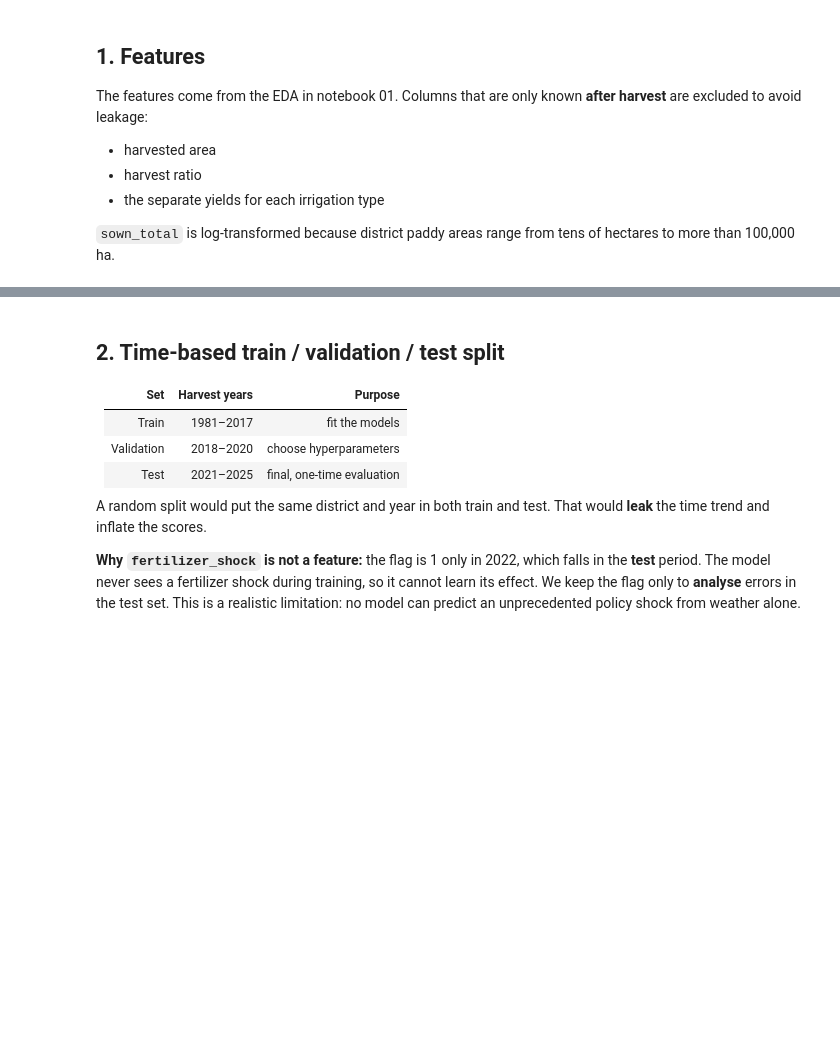
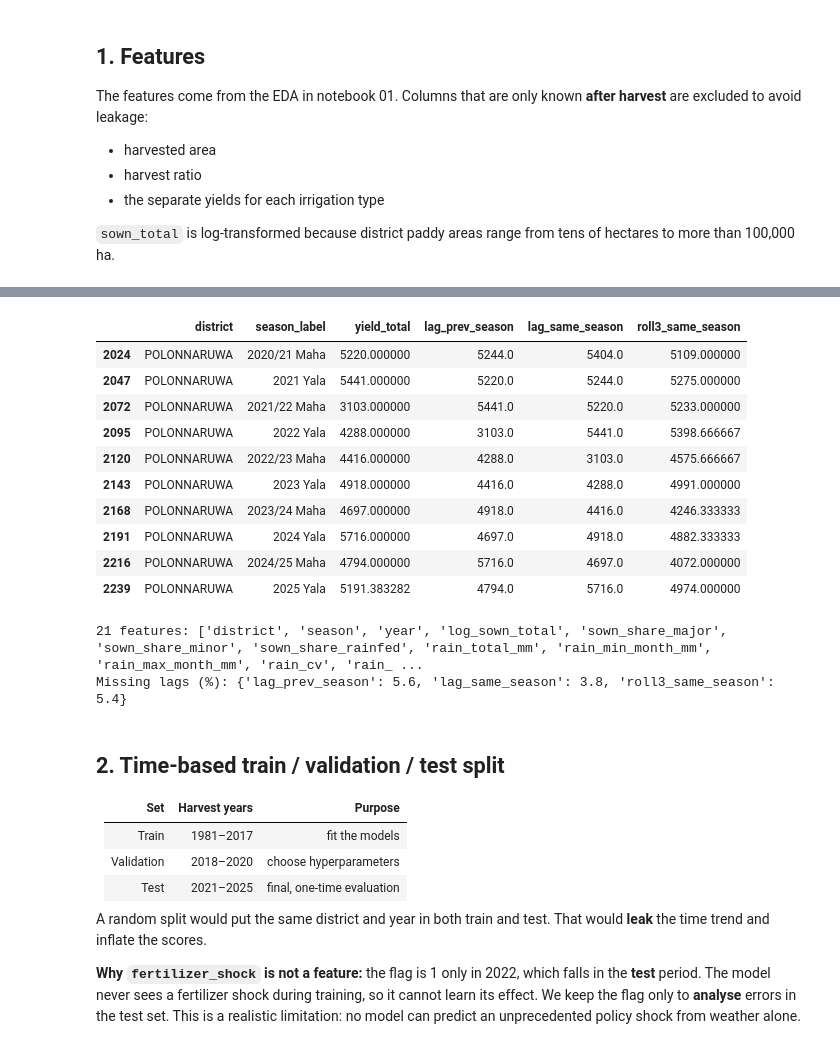
Before and after one commit to ranaweerapkhc/srilanka-paddy-yield-prediction, a Jupyter notebook: notebooks/02_modelling.ipynb, the cells around one changed output, grey strips where cells are left out. Saved outputs shown, nothing was run; the diff lists cells and outputs as text; code cells hidden in the pictures; blank space fills up the shorter version.

```diff
--- a/notebooks/02_modelling.ipynb
+++ b/notebooks/02_modelling.ipynb
@@ -66,13 +85,42 @@ The features come from the EDA in notebook 01. Columns that are only known **aft
+# %%
+df["t"] = df["year"] * 2 + (df["season"] == "Yala").astype(int)   # chronological season index
+y_at = df.set_index(["district", "t"])["yield_total"]
+lookup = lambda d, t: y_at.get((d, t), np.nan)
+
+df["lag_prev_season"] = [lookup(d, t - 1) for d, t in zip(df.district, df.t)]
+df["lag_same_season"] = [lookup(d, t - 2) for d, t in zip(df.district, df.t)]
+past3 = np.array([[lookup(d, t - k) for k in (2, 4, 6)] for d, t in zip(df.district, df.t)])
+df["roll3_same_season"] = np.where(np.sum(~np.isnan(past3), axis=1) >= 2, np.nanmean(past3, axis=1), np.nan)
+
+(df.query("district == 'POLONNARUWA' and year >= 2021").sort_values("t")
+   [["district", "season_label", "yield_total", "lag_prev_season", "lag_same_season", "roll3_same_season"]])
+# %% [output]
+|  | district | season_label | yield_total | lag_prev_season | lag_same_season | roll3_same_season |
+| 2024 | POLONNARUWA | 2020/21 Maha | 5220.000000 | 5244.0 | 5404.0 | 5109.000000 |
+| 2047 | POLONNARUWA | 2021 Yala | 5441.000000 | 5220.0 | 5244.0 | 5275.000000 |
+| 2072 | POLONNARUWA | 2021/22 Maha | 3103.000000 | 5441.0 | 5220.0 | 5233.000000 |
+| 2095 | POLONNARUWA | 2022 Yala | 4288.000000 | 3103.0 | 5441.0 | 5398.666667 |
+| 2120 | POLONNARUWA | 2022/23 Maha | 4416.000000 | 4288.0 | 3103.0 | 4575.666667 |
+| 2143 | POLONNARUWA | 2023 Yala | 4918.000000 | 4416.0 | 4288.0 | 4991.000000 |
+| 2168 | POLONNARUWA | 2023/24 Maha | 4697.000000 | 4918.0 | 4416.0 | 4246.333333 |
+| 2191 | POLONNARUWA | 2024 Yala | 5716.000000 | 4697.0 | 4918.0 | 4882.333333 |
+| 2216 | POLONNARUWA | 2024/25 Maha | 4794.000000 | 5716.0 | 4697.0 | 4072.000000 |
+| 2239 | POLONNARUWA | 2025 Yala | 5191.383282 | 4794.0 | 5716.0 | 4974.000000 |
 # %%
 CATEGORICAL = ["district", "season"]
 NUMERIC = ["year", "log_sown_total", "sown_share_major", "sown_share_minor", "sown_share_rainfed",
            "rain_total_mm", "rain_min_month_mm", "rain_max_month_mm", "rain_cv", "rain_pre_season_mm",
-           "temp_mean_c", "temp_max_c", "temp_min_c", "humidity_pct", "solar_mj_m2_day", "wind_m_s"]
+           "temp_mean_c", "temp_max_c", "temp_min_c", "humidity_pct", "solar_mj_m2_day", "wind_m_s",
+           "lag_prev_season", "lag_same_season", "roll3_same_season"]
 FEATURES = CATEGORICAL + NUMERIC
 TARGET = "yield_total"
 
 df["log_sown_total"] = np.log1p(df["sown_total"])
 print(len(FEATURES), "features:", FEATURES)
+print("Missing lags (%):", (df[["lag_prev_season", "lag_same_season", "roll3_same_season"]].isna().mean() * 100).round(1).to_dict())
+# %% [output]
+21 features: ['district', 'season', 'year', 'log_sown_total', 'sown_share_major', 'sown_share_minor', 'sown_share_rainfed', 'rain_total_mm', 'rain_min_month_mm', 'rain_max_month_mm', 'rain_cv', 'rain_ ...
+Missing lags (%): {'lag_prev_season': 5.6, 'lag_same_season': 3.8, 'roll3_same_season': 5.4}
 # %% [markdown]
 ## 2. Time-based train / validation / test split
 
```
Also changed, not shown: parts of 24 cells of this notebook, 26 other files.
